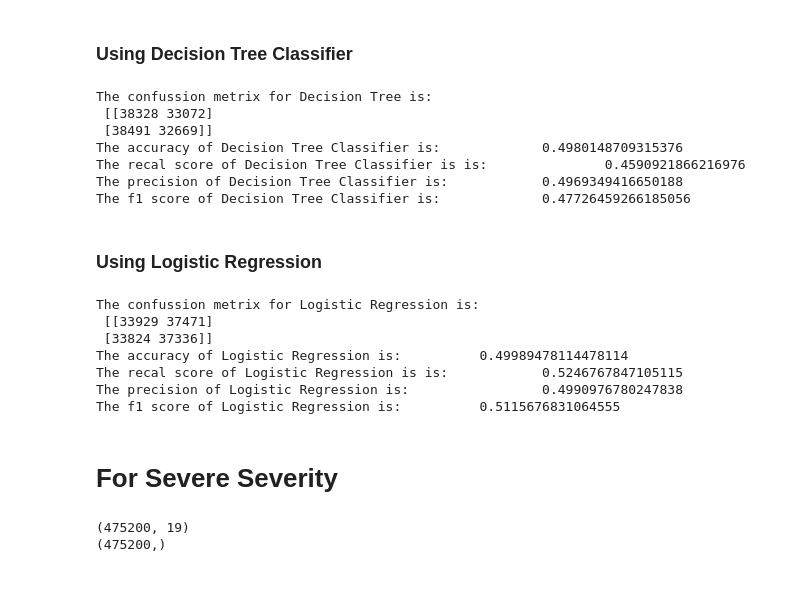
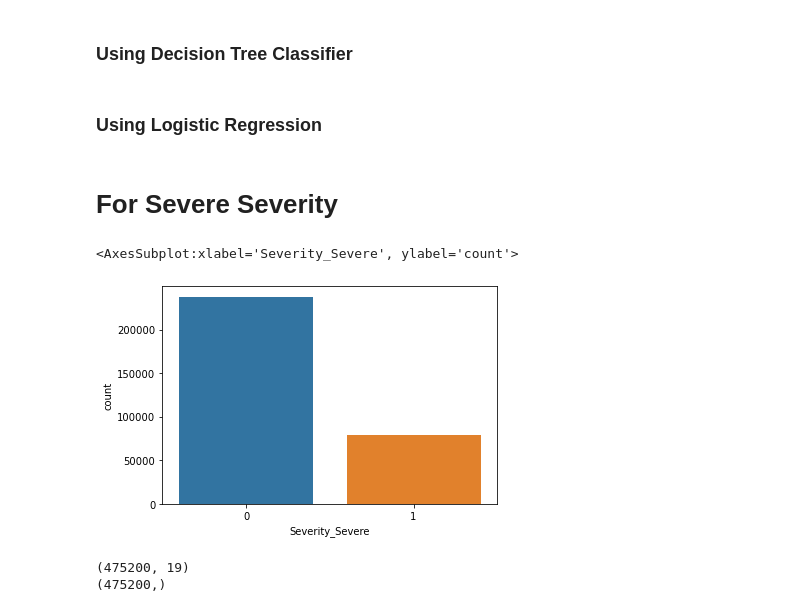
Before and after one commit to ashu741/MiniProject_5th_Sem_2015202, a Jupyter notebook: AshutoshKumarGupta_5thSem_MiniProject_Part2_2015202.ipynb, the cells around one changed output. Drawn from its saved outputs; the diff is of its cells as text; code cells hidden in the pictures; blank space fills up the shorter version.

```diff
--- a/AshutoshKumarGupta_5thSem_MiniProject_Part2_2015202.ipynb
+++ b/AshutoshKumarGupta_5thSem_MiniProject_Part2_2015202.ipynb
@@ -336,41 +325,30 @@ The f1 score of Decision Tree Classifier is:             0.5051095296728371
 # %%
 dsc_mo=DecisionTreeClassifier()
 dsc_mo.fit(train_mox,train_moy)
-pred_dsc_mo=dsc.predict(test_mox)
-print("The confussion metrix for Decision Tree is:\n",metrics.confusion_matrix(test_y,pred_dsc_mo))
-print("The accuracy of Decision Tree Classifier is:\t\t",metrics.accuracy_score(test_y,pred_dsc_mo))
-print("The recal score of Decision Tree Classifier is is:\t\t",metrics.recall_score(test_y,pred_dsc_mo))
-print("The precision of Decision Tree Classifier is:\t\t",metrics.precision_score(test_y,pred_dsc_mo))
-print("The f1 score of Decision Tree Classifier is:\t\t",metrics.f1_score(test_y,pred_dsc_mo))
+pred_dsc_mo=dsc_mo.predict(test_mox)
+print("The confussion metrix for Decision Tree is:\n",metrics.confusion_matrix(test_moy,pred_dsc_mo))
+print("The accuracy of Decision Tree Classifier is:\t\t",metrics.accuracy_score(test_moy,pred_dsc_mo))
+print("The recal score of Decision Tree Classifier is is:\t\t",metrics.recall_score(test_moy,pred_dsc_mo))
+print("The precision of Decision Tree Classifier is:\t\t",metrics.precision_score(test_moy,pred_dsc_mo))
+print("The f1 score of Decision Tree Classifier is:\t\t",metrics.f1_score(test_moy,pred_dsc_mo))
-# %% [output]
-The confussion metrix for Decision Tree is:
- [[38328 33072]
- [38491 32669]]
-The accuracy of Decision Tree Classifier is:             0.4980148709315376
-The recal score of Decision Tree Classifier is is:               0.4590921866216976
-The precision of Decision Tree Classifier is:            0.4969349416650188
-The f1 score of Decision Tree Classifier is:             0.47726459266185056
 # %% [markdown]
 ### Using Logistic Regression
 # %%
 lr_mo=LogisticRegression()
 lr_mo.fit(train_mox,train_moy)
 pred_lr_mo=lr_mo.predict(test_mox)
-print("The confussion metrix for Logistic Regression is:\n",metrics.confusion_matrix(test_y,pred_lr_mo))
-print("The accuracy of Logistic Regression is:\t\t",metrics.accuracy_score(test_y,pred_lr_mo))
-print("The recal score of Logistic Regression is is:\t\t",metrics.recall_score(test_y,pred_lr_mo))
-print("The precision of Logistic Regression is:\t\t",metrics.precision_score(test_y,pred_lr_mo))
-print("The f1 score of Logistic Regression is:\t\t",metrics.f1_score(test_y,pred_lr_mo))
+print("The confussion metrix for Logistic Regression is:\n",metrics.confusion_matrix(test_moy,pred_lr_mo))
+print("The accuracy of Logistic Regression is:\t\t",metrics.accuracy_score(test_moy,pred_lr_mo))
+print("The recal score of Logistic Regression is is:\t\t",metrics.recall_score(test_moy,pred_lr_mo))
+print("The precision of Logistic Regression is:\t\t",metrics.precision_score(test_moy,pred_lr_mo))
+print("The f1 score of Logistic Regression is:\t\t",metrics.f1_score(test_moy,pred_lr_mo))
-# %% [output]
-The confussion metrix for Logistic Regression is:
- [[33929 37471]
- [33824 37336]]
-The accuracy of Logistic Regression is:          0.49989478114478114
-The recal score of Logistic Regression is is:            0.5246767847105115
-The precision of Logistic Regression is:                 0.4990976780247838
-The f1 score of Logistic Regression is:          0.5115676831064555
 # %% [markdown]
 # For Severe Severity
+# %%
+sns.countplot(dataset1.iloc[:,22])
+# %% [output]
+<AxesSubplot:xlabel='Severity_Severe', ylabel='count'>
+[figure, added]
 # %%
 balanced_sesx,balanced_sesy=smote.fit_resample(dataset1.iloc[:,0:19],dataset1.iloc[:,22])
 print(balanced_sesx.shape)
```
Also changed, not shown: parts of 25 cells of this notebook.
